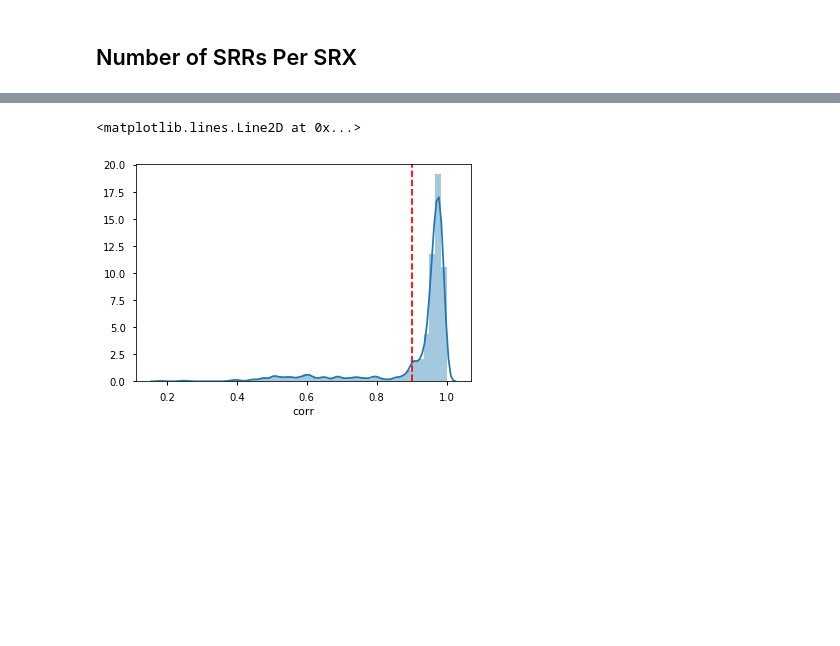
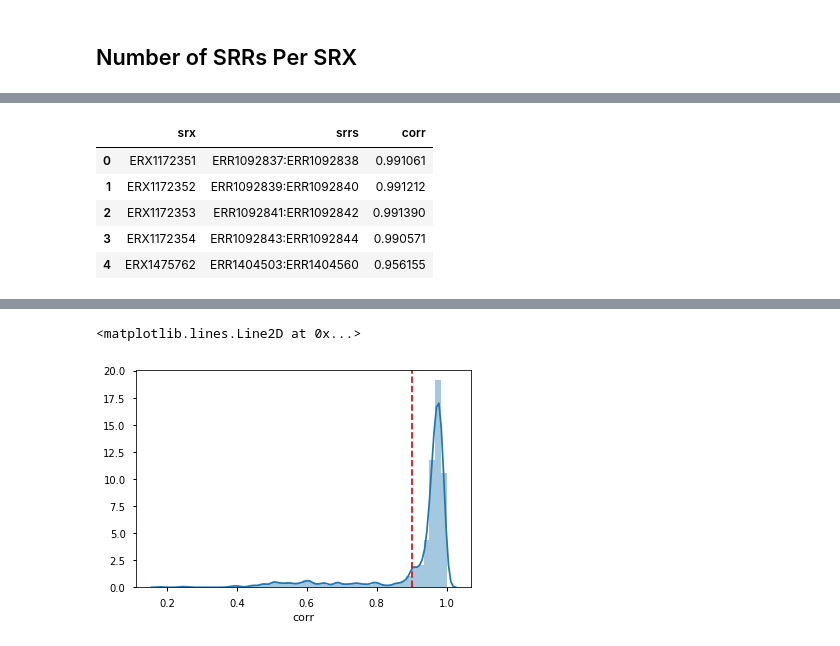
Before and after one commit to jfear/ncbi_remap, a Jupyter notebook: docs/01.02-prealn-wf_merge_srr.ipynb, the cells around one changed output, grey strips where cells are left out. Saved outputs shown, nothing was run; the diff lists cells and outputs as text; code cells hidden in the pictures; blank space fills up the shorter version.

```diff
--- a/docs/01.02-prealn-wf_merge_srr.ipynb
+++ b/docs/01.02-prealn-wf_merge_srr.ipynb
@@ -83,8 +87,8 @@ df_num_srr
 # %%
 @memory.cache
-def calc_corr(srxs, multi='m1', show_warn=True):
+def calc_corr(srxs, method='spearman', multi='pairwise', TH=1, show_warn=True):
     dfs = []
     for srx in srxs:
-        dfs.extend(calculate_corr_among_srr(store, srx, multi=multi, show_warn=show_warn))
+        dfs.extend(srx_reproducibility_score(store, srx, method=method, multi=multi, TH=TH, show_warn=show_warn))
 
     return pd.DataFrame(dfs, columns=['srx', 'srrs', 'corr'])
@@ -92,0 +95,11 @@ df = calc_corr(store['prealn/complete'].srx.unique().tolist(), multi='m2', show_
+# %%
+pairs = calc_corr(two_srr_srx, TH=1)
+# %%
+pairs.head()
+# %% [output]
+|  | srx | srrs | corr |
+| 0 | ERX1172351 | ERR1092837:ERR1092838 | 0.991061 |
+| 1 | ERX1172352 | ERR1092839:ERR1092840 | 0.991212 |
+| 2 | ERX1172353 | ERR1092841:ERR1092842 | 0.991390 |
+| 3 | ERX1172354 | ERR1092843:ERR1092844 | 0.990571 |
+| 4 | ERX1475762 | ERR1404503:ERR1404560 | 0.956155 |
```
Also changed, not shown: parts of 18 cells of this notebook, 2 other files.
